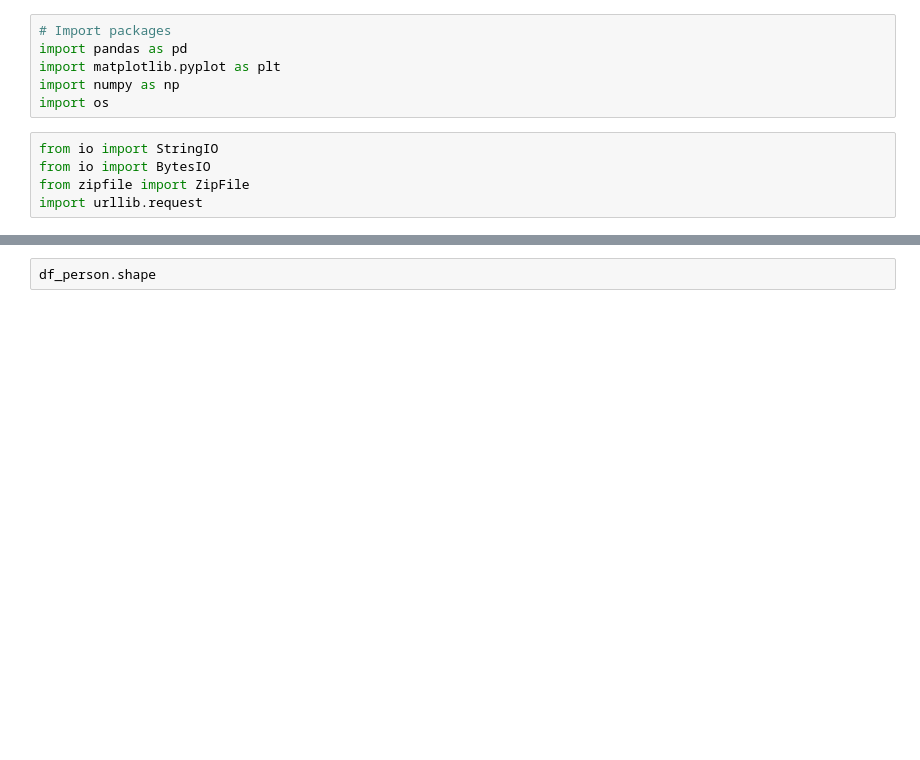
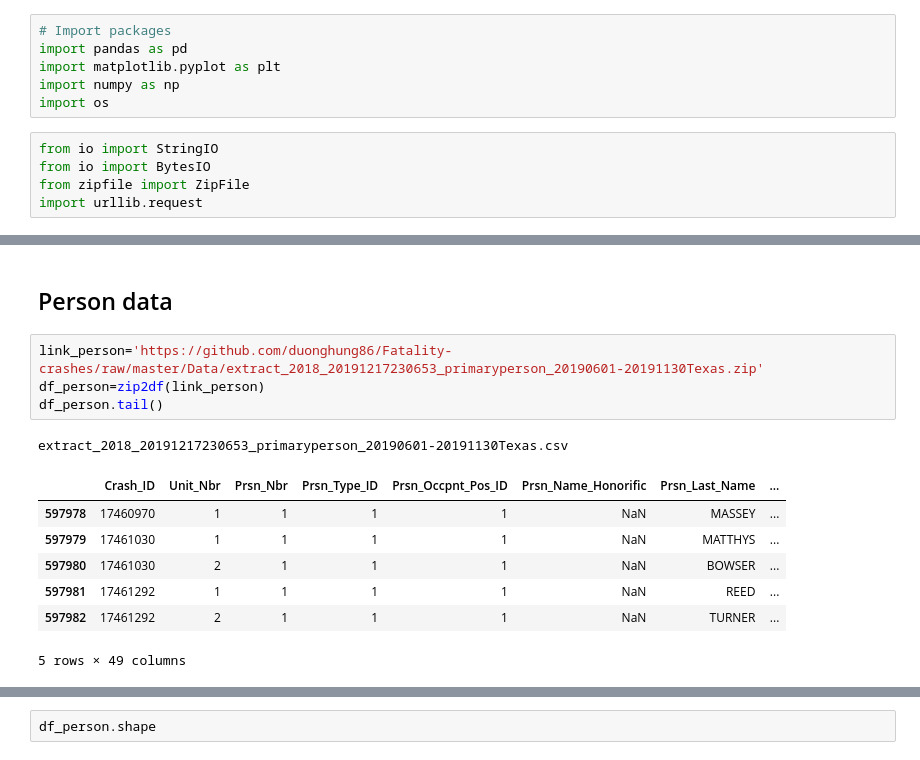
Before and after one commit to duonghung86/Fatality-crashes, a Jupyter notebook: Codes/VCA_ID_0_Data merging.ipynb, the cells around one changed output, grey strips where cells are left out. Saved outputs shown, nothing was run; the diff lists cells and outputs as text; blank space fills up the shorter version.

```diff
--- a/Codes/VCA_ID_0_Data merging.ipynb
+++ b/Codes/VCA_ID_0_Data merging.ipynb
@@ -77,0 +49,15 @@ df_person.head()
+# %% [markdown]
+## Person data
+# %%
+link_person='https://github.com/duonghung86/Fatality-crashes/raw/master/Data/extract_2018_20191217230653_primaryperson_20190601-20191130Texas.zip'
+df_person=zip2df(link_person)
+df_person.tail()
+# %% [output]
+extract_2018_20191217230653_primaryperson_20190601-20191130Texas.csv
+|  | Crash_ID | Unit_Nbr | Prsn_Nbr | Prsn_Type_ID | Prsn_Occpnt_Pos_ID | Prsn_Name_Honorific | Prsn_Last_Name | ... |
+| 597978 | 17460970 | 1 | 1 | 1 | 1 | NaN | MASSEY | ... |
+| 597979 | 17461030 | 1 | 1 | 1 | 1 | NaN | MATTHYS | ... |
+| 597980 | 17461030 | 2 | 1 | 1 | 1 | NaN | BOWSER | ... |
+| 597981 | 17461292 | 1 | 1 | 1 | 1 | NaN | REED | ... |
+| 597982 | 17461292 | 2 | 1 | 1 | 1 | NaN | TURNER | ... |
+5 rows × 49 columns
```
Also changed, not shown: parts of 25 cells of this notebook, 1 other file.
